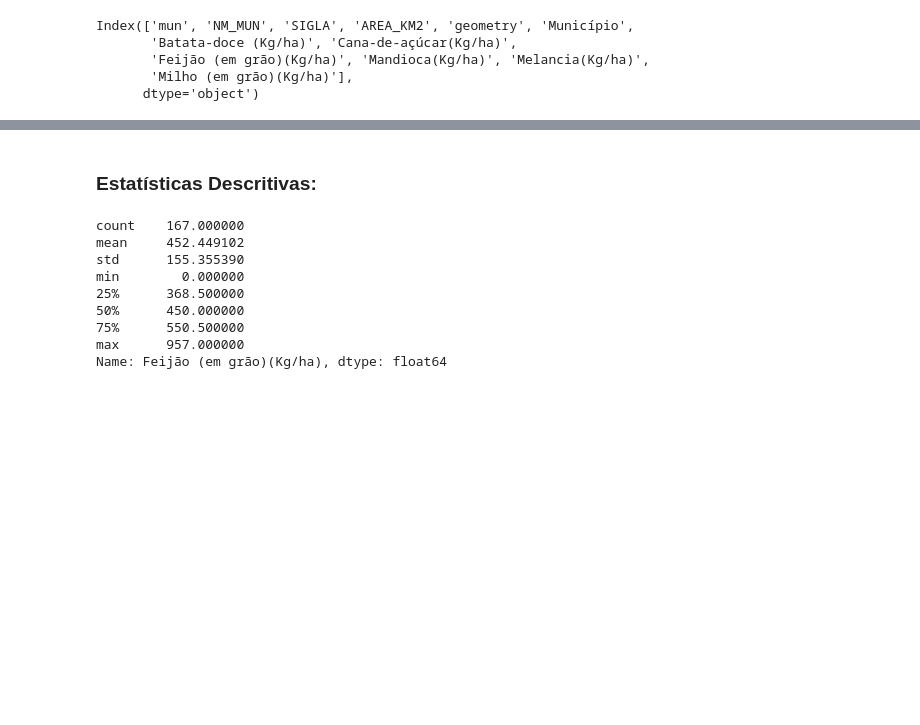
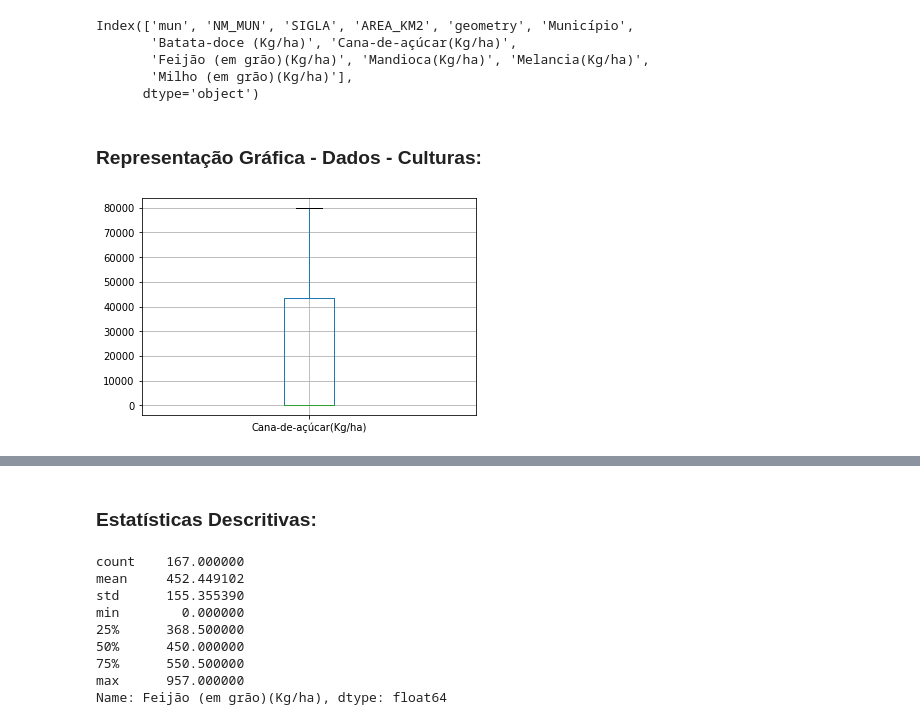
Before and after one commit to Gus-1003/Projetos_Geoestatistica, a Jupyter notebook: Sidra_RN_ProduçõesTemporarias/Sidra_RN_PT.ipynb, the cells around one changed output, grey strips where cells are left out. Cells and saved outputs as stored; diff of their text form; code cells hidden in the pictures; blank space fills up the shorter version.

```diff
--- a/Sidra_RN_ProduçõesTemporarias/Sidra_RN_PT.ipynb
+++ b/Sidra_RN_ProduçõesTemporarias/Sidra_RN_PT.ipynb
@@ -219,3 +219,9 @@ Index(['mun', 'NM_MUN', 'SIGLA', 'AREA_KM2', 'geometry', 'Município',
        'Feijão (em grão)(Kg/ha)', 'Mandioca(Kg/ha)', 'Melancia(Kg/ha)',
        'Milho (em grão)(Kg/ha)'],
       dtype='object')
+# %% [markdown]
+### Representação Gráfica - Dados - Culturas:
+# %%
+boxplot = br.boxplot(column=['Cana-de-açúcar(Kg/ha)'])
+# %% [output]
+[figure, added]
```
Also changed, not shown: parts of 11 cells of this notebook.
